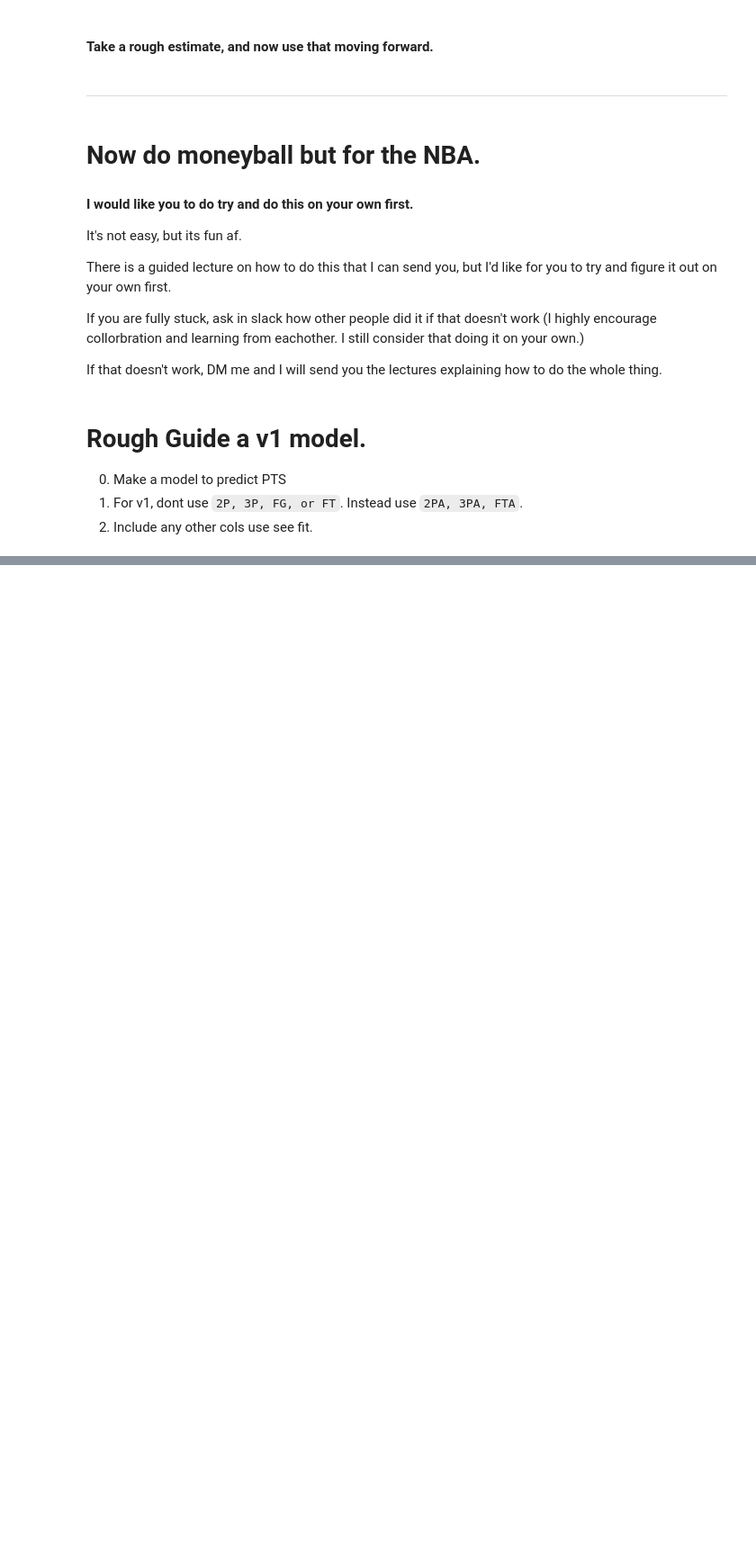
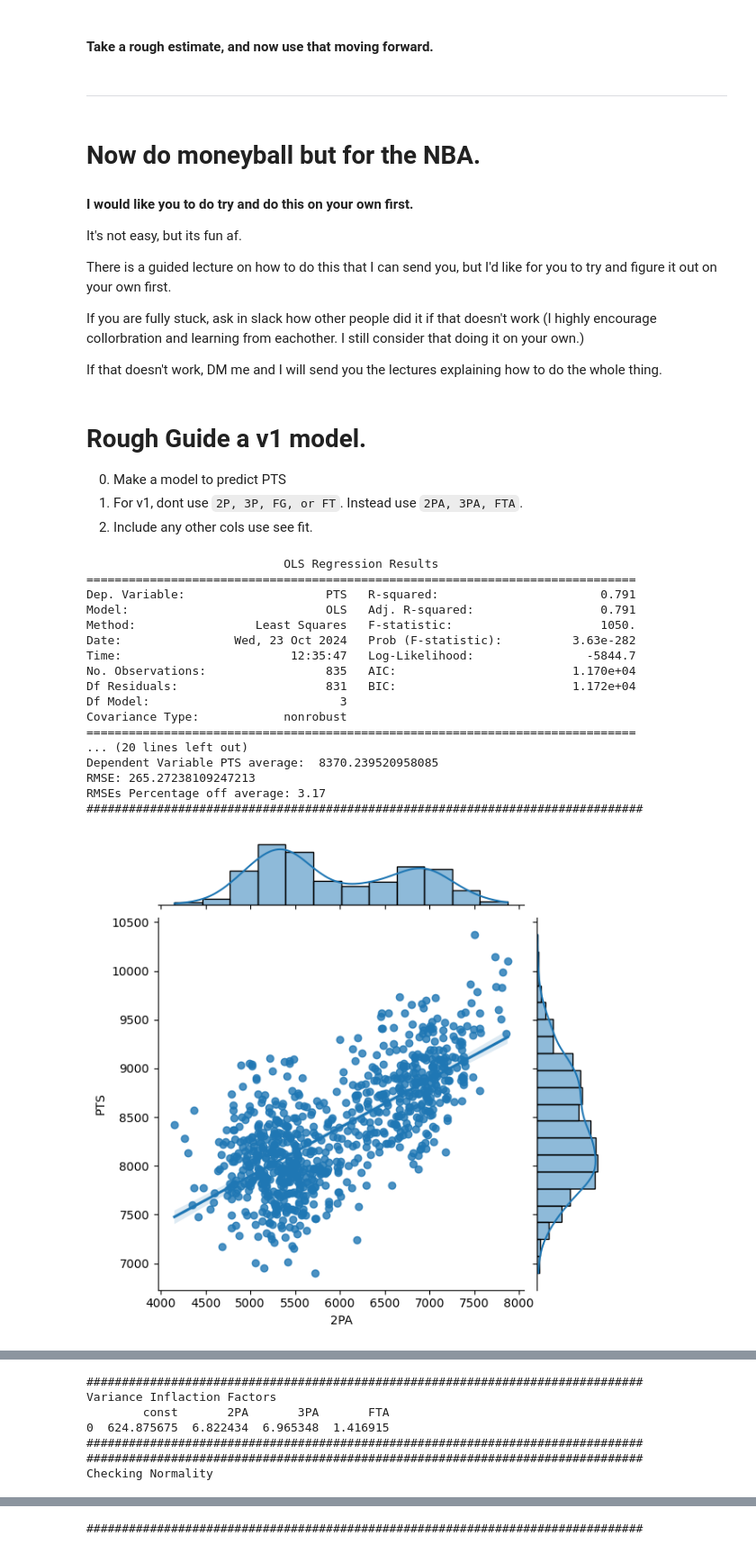
Before and after one commit to aGreenCat/my-fork-2024-fall-data-science, a Jupyter notebook: Week-07-Regression/Exercise-TL.ipynb, the cells around one changed output, grey strips where cells are left out. Shown at 90% size. Saved outputs shown, nothing was run; the diff lists cells and outputs as text; code cells hidden in the pictures; blank space fills up the shorter version.

```diff
--- a/Week-07-Regression/Exercise-TL.ipynb
+++ b/Week-07-Regression/Exercise-TL.ipynb
@@ -192,3 +192,30 @@ If that doesn't work, DM me and I will send you the lectures explaining how to d
 0. Make a model to predict PTS
 0. For v1, dont use `2P, 3P, FG, or FT`.  Instead use `2PA, 3PA, FTA`.
 0. Include any other cols use see fit.
+# %%
+independent_vars = ['2PA', '3PA', 'FTA']
+dependent_var = 'PTS'
+# %%
+from CTPLIB import CTP_LinReg
+
+model_v1 = CTP_LinReg(df, independent_vars, dependent_var)
+model_v1.run_all()
+# %% [output]
+                            OLS Regression Results
+==============================================================================
+Dep. Variable:                    PTS   R-squared:                       0.791
+Model:                            OLS   Adj. R-squared:                  0.791
+Method:                 Least Squares   F-statistic:                     1050.
+Date:                Wed, 23 Oct 2024   Prob (F-statistic):          3.63e-282
+Time:                        12:35:47   Log-Likelihood:                -5844.7
+No. Observations:                 835   AIC:                         1.170e+04
+Df Residuals:                     831   BIC:                         1.172e+04
+Df Model:                           3
+Covariance Type:            nonrobust
+==============================================================================
+... (20 lines left out)
+Dependent Variable PTS average:  8370.239520958085
+RMSE: 265.27238109247213
+RMSEs Percentage off average: 3.17
+###############################################################################
+[figure, added]
@@ -194,0 +225,7 @@ If that doesn't work, DM me and I will send you the lectures explaining how to d
+###############################################################################
+Variance Inflaction Factors
+        const       2PA       3PA       FTA
+0  624.875675  6.822434  6.965348  1.416915
+###############################################################################
+###############################################################################
+Checking Normality
@@ -194,0 +234 @@ If that doesn't work, DM me and I will send you the lectures explaining how to d
+###############################################################################
```
Also changed, not shown: parts of 6 cells of this notebook.
